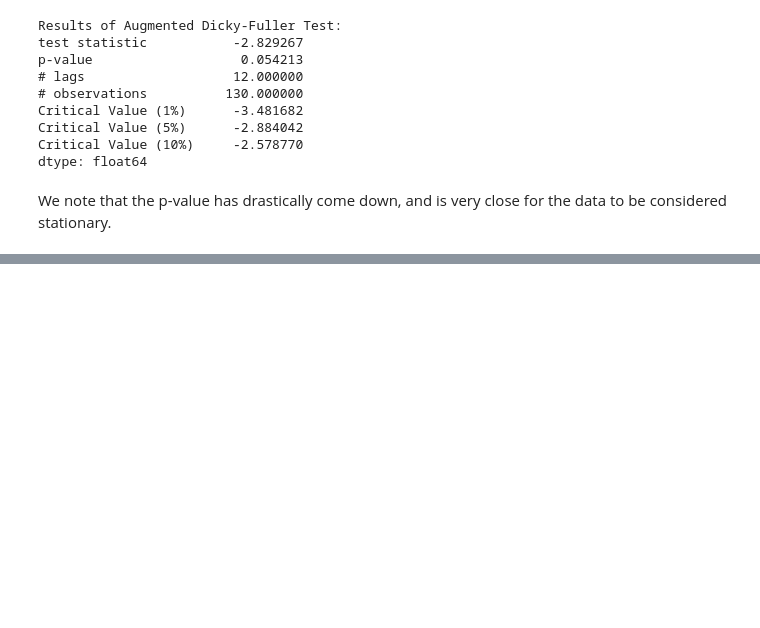
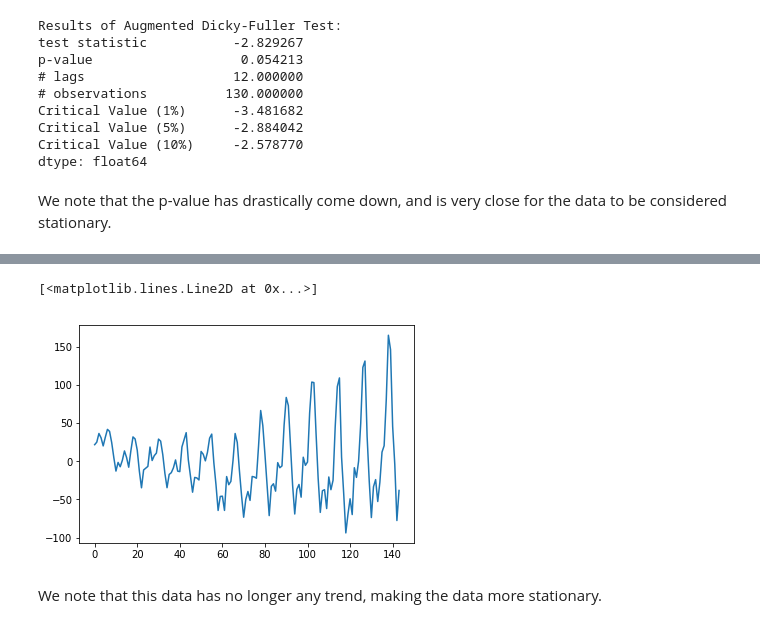
Before and after one commit to sudhirnpathak/Time-Series-Analysis-Python, a Jupyter notebook: nb2_characteristics_conditions_time_series_data.ipynb, the cells around one changed output, grey strips where cells are left out. Drawn from its saved outputs; the diff is of its cells as text; code cells hidden in the pictures; blank space fills up the shorter version.

```diff
--- a/nb2_characteristics_conditions_time_series_data.ipynb
+++ b/nb2_characteristics_conditions_time_series_data.ipynb
@@ -352,0 +510,8 @@ We note that the p-value has drastically come down, and is very close for the da
+# %%
+y_detrend = [(y[i] - trend[i]) for i in range(len(df))]
+plt.plot(y_detrend)
+# %% [output]
+[<matplotlib.lines.Line2D at 0x...>]
+[figure, added]
+# %% [markdown]
+We note that this data has no longer any trend, making the data more stationary.
```
Also changed, not shown: parts of 17 cells of this notebook.
